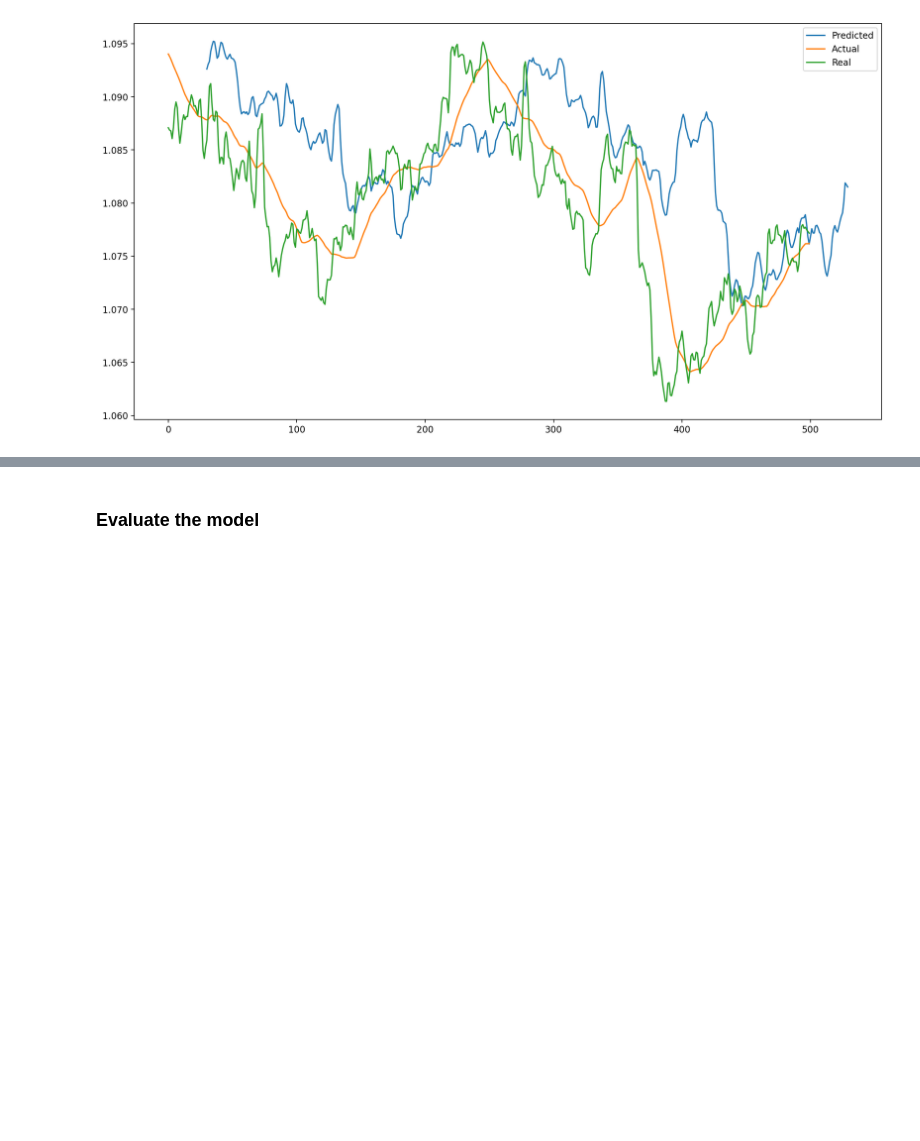
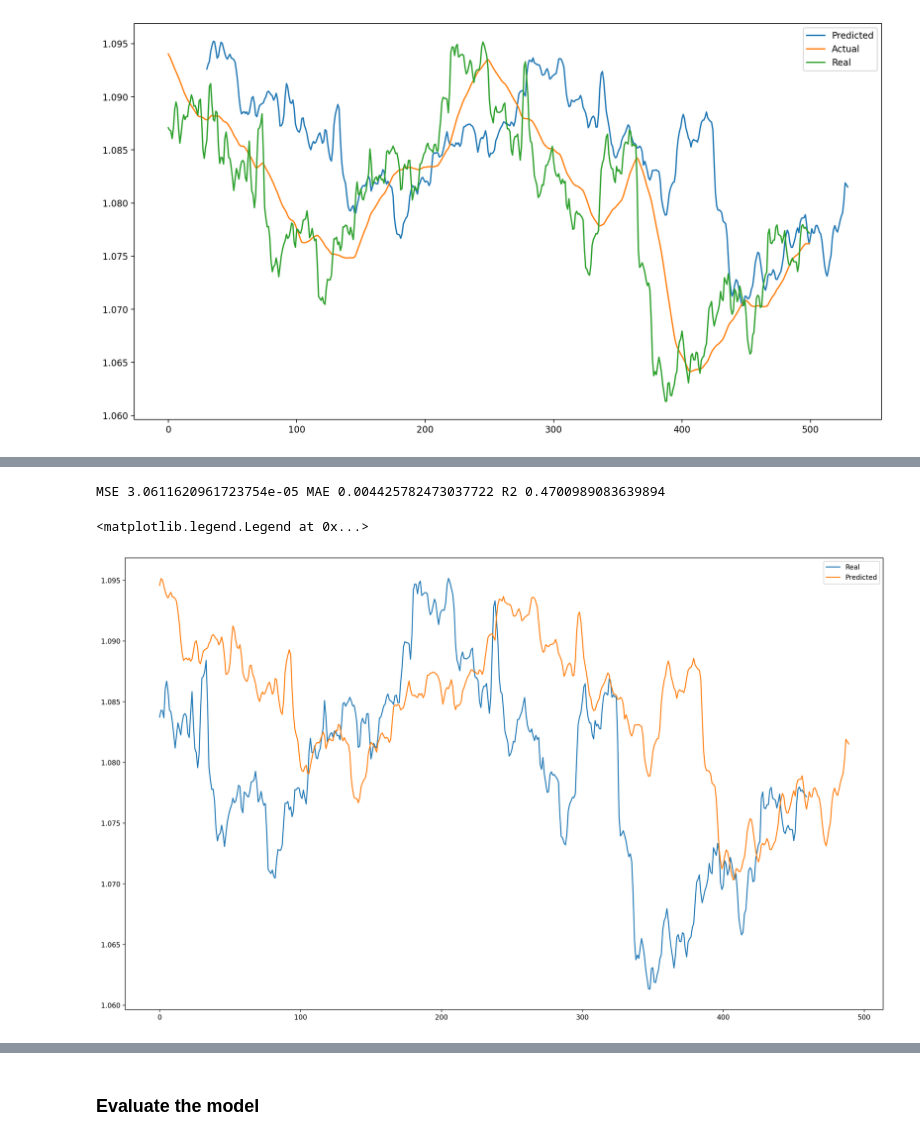
Before and after one commit to Iftekhar-mobin/Make_Money_with_Tensorflow_2.0, a Jupyter notebook: forexPredictor/Main_______Multivariate_Multi_Step_Single_output.ipynb, the cells around one changed output, grey strips where cells are left out. Cells and saved outputs as stored; diff of their text form; code cells hidden in the pictures; blank space fills up the shorter version.

```diff
--- a/forexPredictor/Main_______Multivariate_Multi_Step_Single_output.ipynb
+++ b/forexPredictor/Main_______Multivariate_Multi_Step_Single_output.ipynb
@@ -344,0 +317,12 @@ predicted_prices.shape
+# %%
+performance(actu, pre)
+# %% [output]
+MSE 3.0611620961723754e-05 MAE 0.004425782473037722 R2 0.4700989083639894
+# %%
+plt.figure(figsize=(20,12))
+plt.plot(df_h4['avg'].values[-460:], label='Real')
+plt.plot(pre[-490:], label='Predicted')
+plt.legend()
+# %% [output]
+<matplotlib.legend.Legend at 0x...>
+[figure, added]
```
Also changed, not shown: parts of 46 cells of this notebook.
